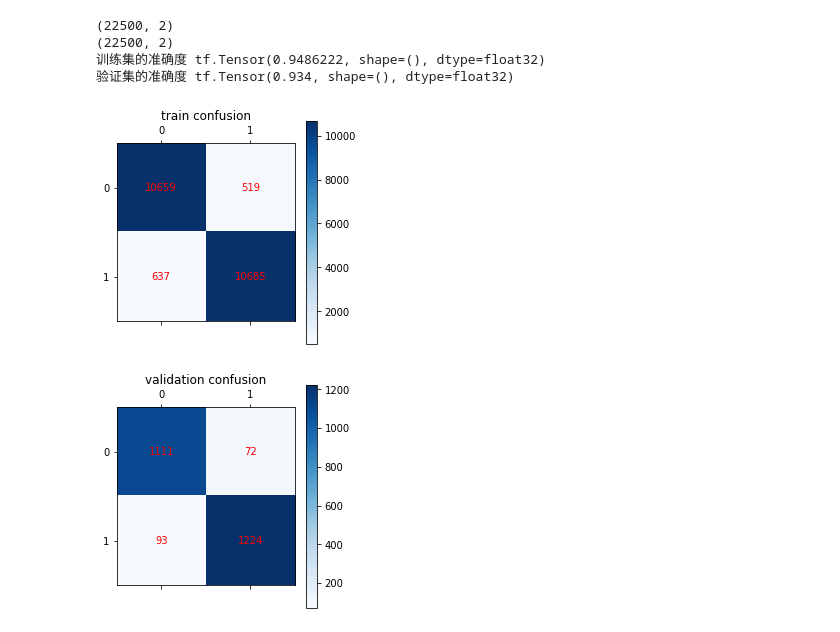
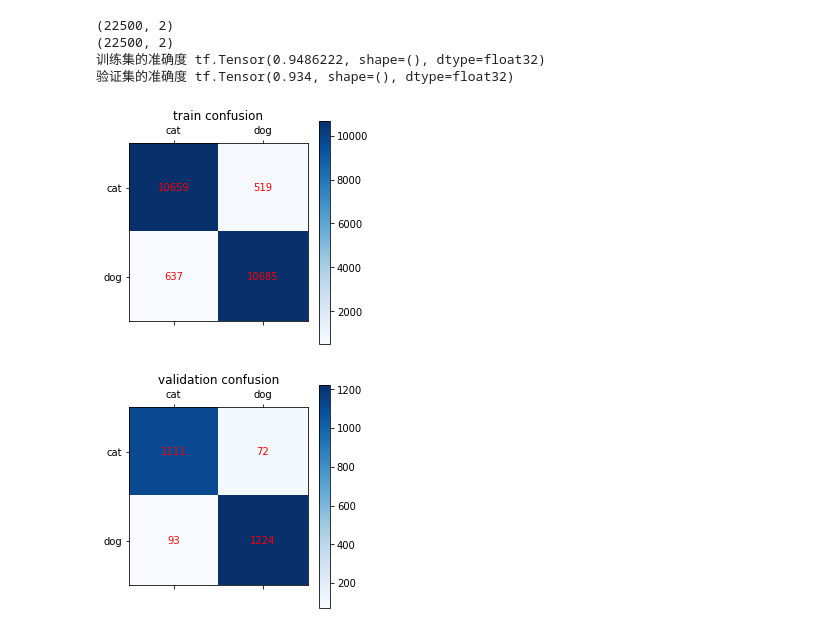
Before and after one commit to jiuqi9797/MachineLearning, a Jupyter notebook: notebook7f0f1fece8 (3).ipynb, the cells around one changed output. Drawn from its saved outputs; the diff is of its cells as text; code cells hidden in the pictures.

```diff
--- a/notebook7f0f1fece8 (3).ipynb
+++ b/notebook7f0f1fece8 (3).ipynb
@@ -258,31 +258,31 @@ print("验证集的准确度",val_acc)
 # %%
 from sklearn.metrics import confusion_matrix
 confusion_y_pred = tf.argmax(y_pred,-1)
 confusion_Y= tf.argmax(Y,-1)
 cm1 = confusion_matrix(confusion_Y, confusion_y_pred)
-classes = [str(i) for i in range(2)]
+classes = ['cat','dog']
 labels = range(2)
 plt.matshow(cm1, cmap=plt.cm.Blues)
 plt.title("train confusion")
 plt.colorbar()
 tick_marks = np.arange(len(classes))
 plt.xticks(tick_marks, classes)
 plt.yticks(tick_marks, classes)
 for x in range(len(cm1)):
     for y in range(len(cm1)):
         plt.annotate(cm1[x,y], xy = (x,y),
                  horizontalalignment = 'center',
                  verticalalignment = 'center'
                      , color='r'
                      )
 plt.grid(True, which='minor', linestyle='-')
 # %% [output]
-[figure, old version]
+[figure, new version]
 # %%
 confusion_y_pred = tf.argmax(y_valpred,-1)
 confusion_Y= tf.argmax(y_valid,-1)
 cm2 = confusion_matrix(confusion_Y, confusion_y_pred)
-classes = [str(i) for i in range(2)]
+classes = ['cat','dog']
 labels = range(2)
 plt.matshow(cm2, cmap=plt.cm.Blues)
 plt.title("validation confusion")
@@ -299,4 +299,4 @@ for x in range(len(cm2)):
                      )
 plt.grid(True, which='minor', linestyle='-')
 # %% [output]
-[figure, old version]
+[figure, new version]
```
